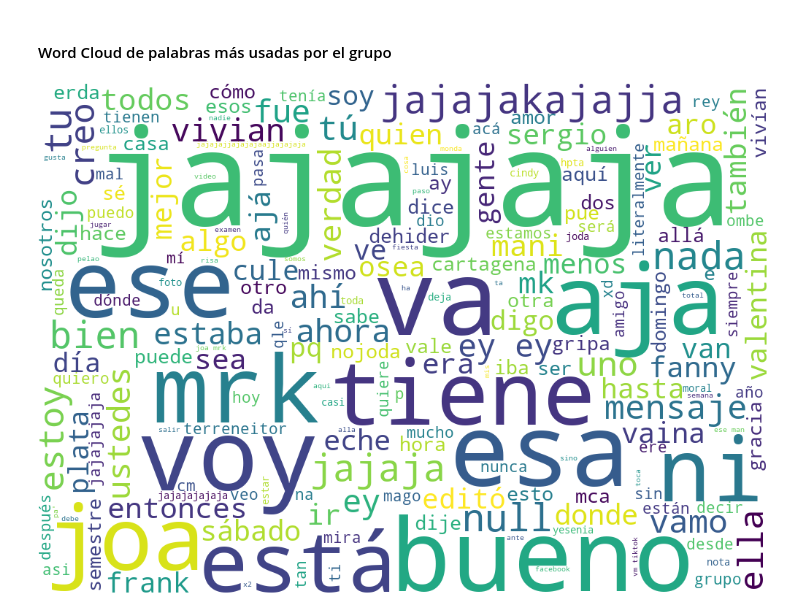
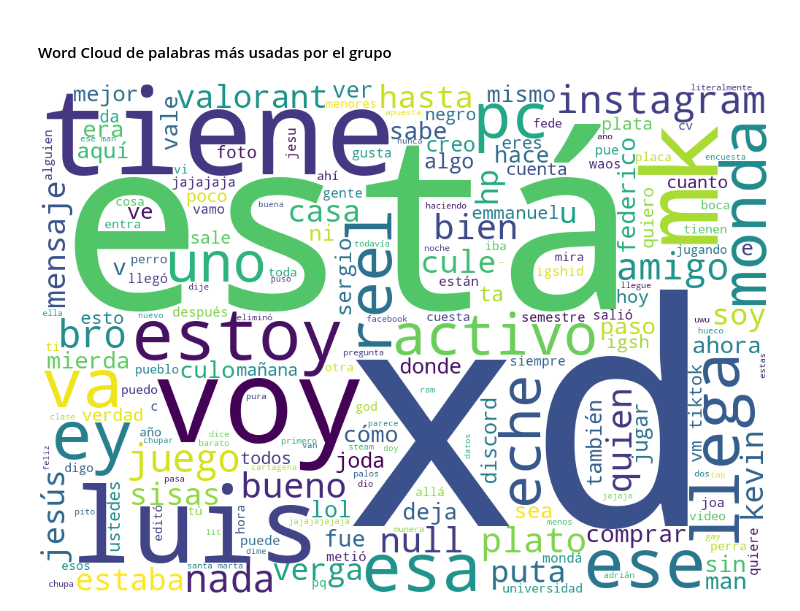
Before and after one commit to SergioOteroxD/whatsapp-chat-data-analysis, a Jupyter notebook: main.ipynb, the cells around one changed output. Cells and saved outputs as stored; diff of their text form; code cells hidden in the pictures.

```diff
--- a/main.ipynb
+++ b/main.ipynb
@@ -122,8 +110,8 @@ df
 # %% [markdown]
 #### Filtrar el chat por fecha de acuerdo a lo requerido
 # %%
-start_date = '2023-06-01'
-end_date = '2024-01-14'
+# start_date = '2023-06-01'
+# end_date = '2024-01-14'
 
-df = df[(df['Fecha'] >= start_date) & (df['Fecha'] <= end_date)]
-df
+# df = df[(df['Fecha'] >= start_date) & (df['Fecha'] <= end_date)]
+# df
@@ -409,23 +382,23 @@ fig.show()
 # %%
 # Crear un string que contendrá todas las palabras
 total_palabras = ' '
 stopwords = STOPWORDS.update(['que', 'qué', 'con', 'de', 'te', 'en', 'la', 'lo', 'le', 'el', 'las', 'los', 'les', 'por', 'es',
                               'son', 'se', 'para', 'un', 'una', 'chicos', 'su', 'si', 'chic','nos', 'ya', 'hay', 'esta',
                               'pero', 'del', 'mas', 'más', 'eso', 'este', 'como', 'así', 'todo', 'https','Media','omitted',
-                              'y', 'mi', 'o', 'q', 'yo', 'al', 'porque','porqué','tengo','pa','muy','solo','cuando','igual','hacer'])
+                              'y', 'mi', 'o', 'q', 'yo', 'al', 'porque','porqué','tengo','pa','muy','solo','cuando','igual','hacer','tu','tenía','tenia'])
 
 # Obtener y acumular todas las palabras de cada mensaje
 for mensaje in mensajes_df['Mensaje'].values:
     palabras = str(mensaje).lower().split() # Obtener las palabras de cada línea del txt
     for palabra in palabras:
         total_palabras = total_palabras + palabra + ' ' # Acumular todas las palabras
 
 wordcloud = WordCloud(width = 1000, height = 700,
                 background_color ='white',
                 stopwords = stopwords,
                 min_font_size = 10).generate(total_palabras)
 
 # Plotear la nube de palabras más usadas
 wordcloud.to_image()
 # %% [output]
-[figure, old version]
+[figure, new version]
```
Also changed, not shown: parts of 10 cells of this notebook.
